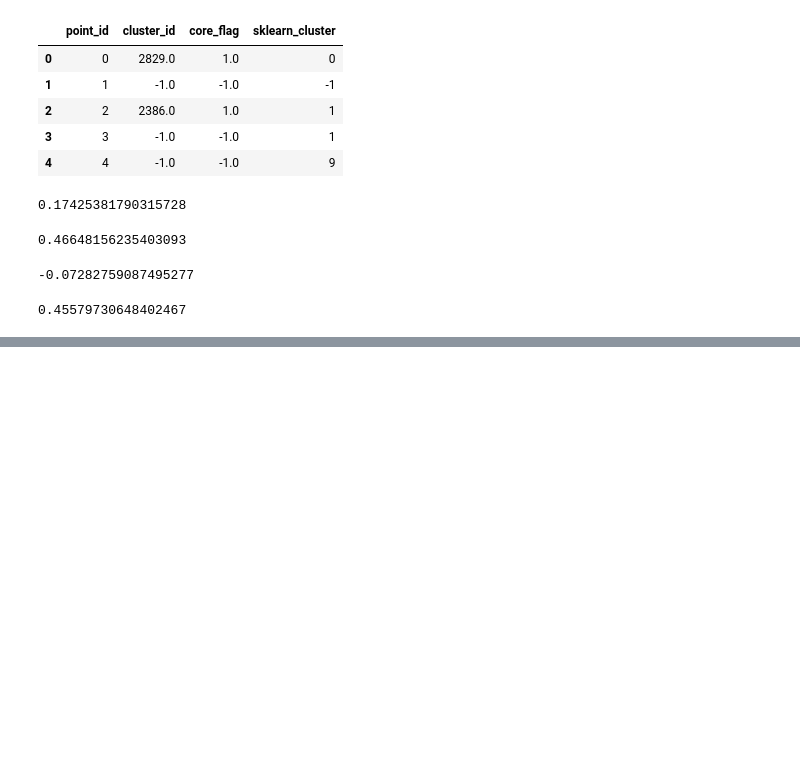
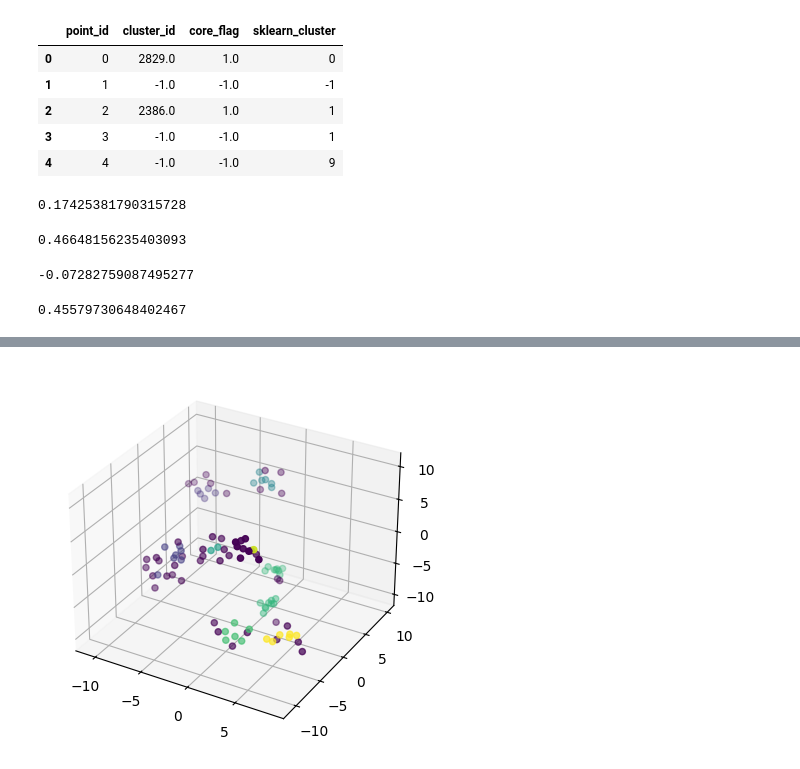
Before and after one commit to yzey1/ApproxDBSCAN_pyspark, a Jupyter notebook: experiment.ipynb, the cells around one changed output, grey strips where cells are left out. Cells and saved outputs as stored; diff of their text form; code cells hidden in the pictures; blank space fills up the shorter version.

Commit message:
visualization of the clustering result

```diff
--- a/experiment.ipynb
+++ b/experiment.ipynb
@@ -494,0 +517,12 @@ silhouette_score(X, result["sklearn_cluster"])
+# %%
+# visualization of the clustering result
+import matplotlib.pyplot as plt
+from mpl_toolkits.mplot3d import Axes3D
+
+fig = plt.figure()
+ax = fig.add_subplot(111, projection='3d')
+X = np.array(X)
+ax.scatter(X[:, 0], X[:, 1], X[:, 2], c=result["cluster_id"].astype(int))
+plt.show()
+# %% [output]
+[figure, added]
```
Also changed, not shown: parts of 2 cells of this notebook.
